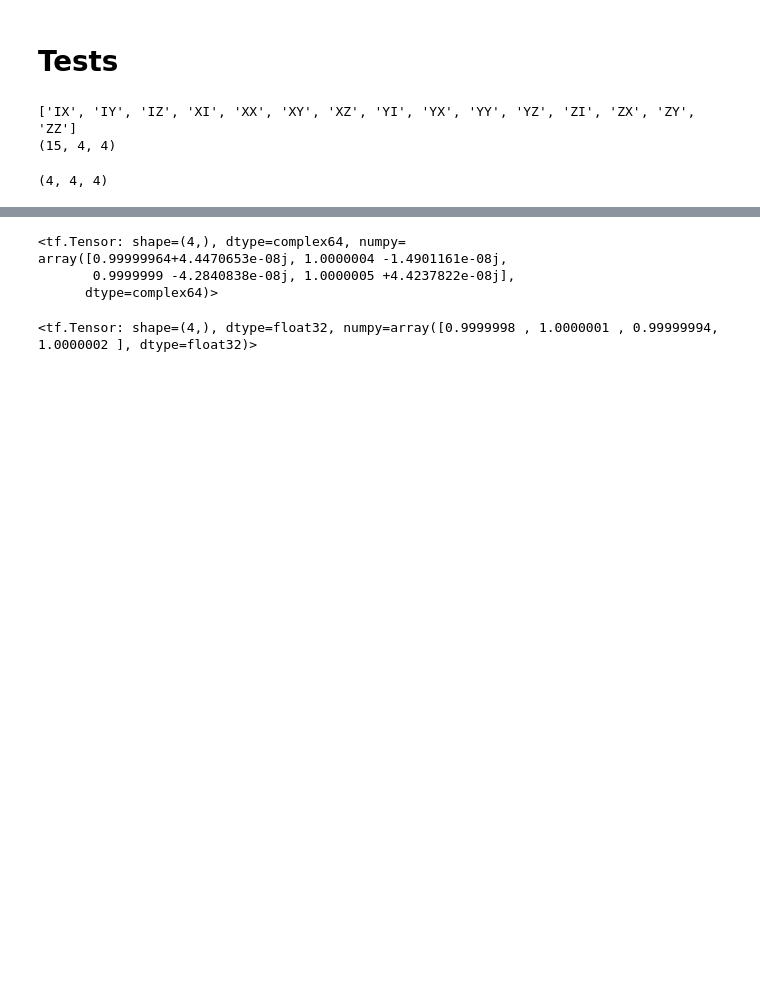
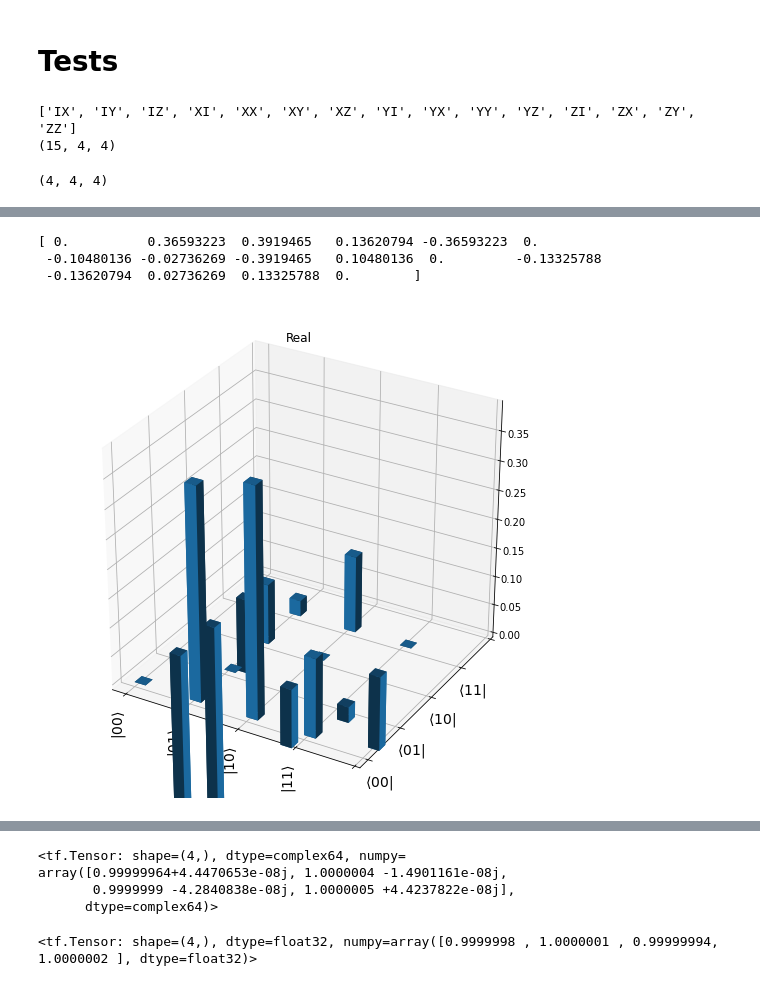
Before and after one commit to nahumsa/DM-Reconstruction, a Jupyter notebook: QMetrics Tensorflow.ipynb, the cells around one changed output, grey strips where cells are left out. Drawn from its saved outputs; the diff is of its cells as text; code cells hidden in the pictures; blank space fills up the shorter version.

```diff
--- a/QMetrics Tensorflow.ipynb
+++ b/QMetrics Tensorflow.ipynb
@@ -86,3 +125,34 @@ print(density_matrix.shape)
+# %%
+_x = np.arange(len(D))
+_y = np.arange(len(D))
+_xx, _yy = np.meshgrid(_x, _y)
+x, y = _xx.ravel(), _yy.ravel()
+top = np.imag(D).ravel()
+bottom = np.zeros_like(top)
+width = depth = 0.2
+
+fig = plt.figure(figsize=(20, 9))
+
+ax1 = fig.add_subplot(121, projection='3d')
+
+ax1.xaxis.set_major_locator(plt.NullLocator())
+ax1.yaxis.set_major_locator(plt.NullLocator())
+
+print(np.imag(D).flatten())
+ax1.bar3d(x, y, bottom, width, depth, np.imag(D).flatten(), shade=True)
+
+ax1.set_xticks(np.arange(0, lx+0.5, 1))
+ax1.set_yticks(np.arange(0, ly+0.5, 1))
+ax1.set_yticklabels(row_names, fontsize=14)
+ax1.set_xticklabels(column_names, fontsize=14, rotation=90)
+
+ax1.set_title('Real')
+plt.show()
+# %% [output]
+[ 0.          0.36593223  0.3919465   0.13620794 -0.36593223  0.
+ -0.10480136 -0.02736269 -0.3919465   0.10480136  0.         -0.13325788
+ -0.13620794  0.02736269  0.13325788  0.        ]
+[figure, added]
 # %%
 mat = tf.squeeze(density_matrix)
 #print(mat)
```
Also changed, not shown: parts of 5 cells of this notebook.
